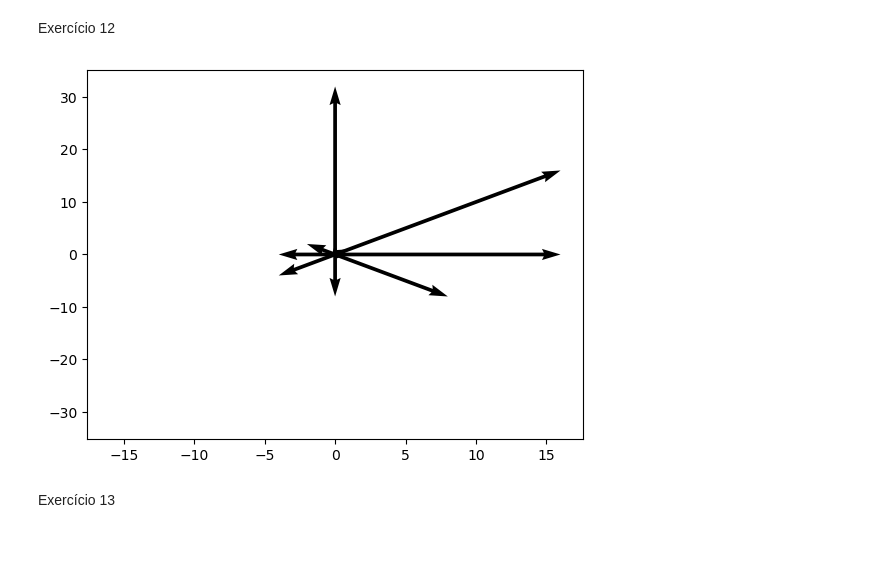
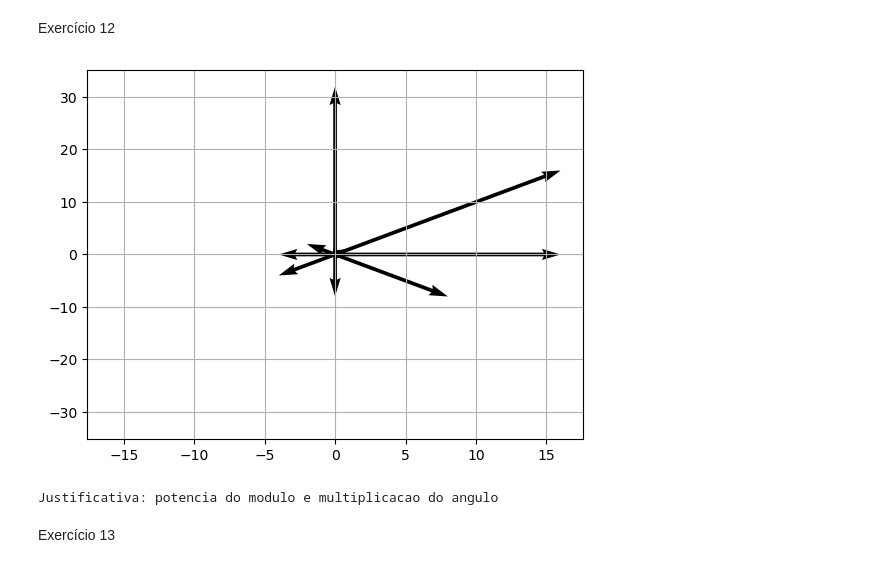
Before and after one commit to pdrrodrigues/icq, a Jupyter notebook: lista1/lista1.ipynb, the cells around one changed output. Drawn from its saved outputs; the diff is of its cells as text; code cells hidden in the pictures.

```diff
--- a/lista1/lista1.ipynb
+++ b/lista1/lista1.ipynb
@@ -256,30 +256,32 @@ Exercício 12
 # %%
 import matplotlib.pyplot as plt
 
 def compexpn(c, n):
     comp = [c**x for x in range(n+1)]
     real = [abs(c.real) for c in comp]
     imag = [abs(c.imag) for c in comp]
 
     maxReal = max(real)
     maxImag = max(imag)
 
     fig, ax = plt.subplots()
     ax.set_xlim([-maxReal*1.1, maxReal*1.1])
     ax.set_ylim([-maxImag*1.1, maxImag*1.1])
 
     for c in comp:
         ax.quiver(0, 0, c.real, c.imag, angles='xy', scale_units='xy', scale=1)
 
+    plt.grid()
     plt.show()
 
 c = 1+1j
 n = 10
 
 compexpn(c, n)
 print("Justificativa: potencia do modulo e multiplicacao do angulo")
 # %% [output]
-[figure, old version]
+[figure, new version]
+Justificativa: potencia do modulo e multiplicacao do angulo
 # %% [markdown]
 Exercício 13
 # %%
```
Also changed, not shown: parts of 4 cells of this notebook.
